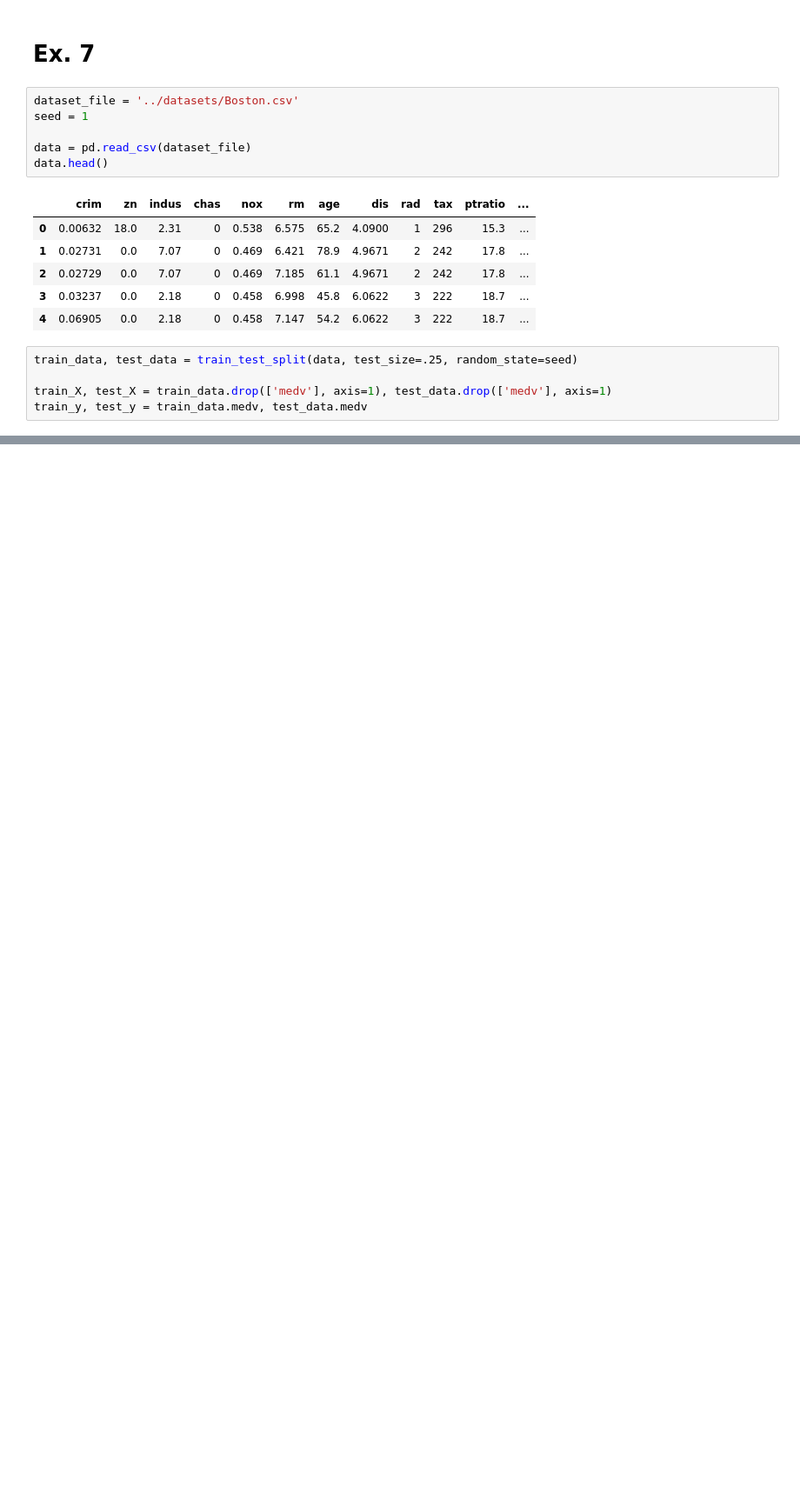
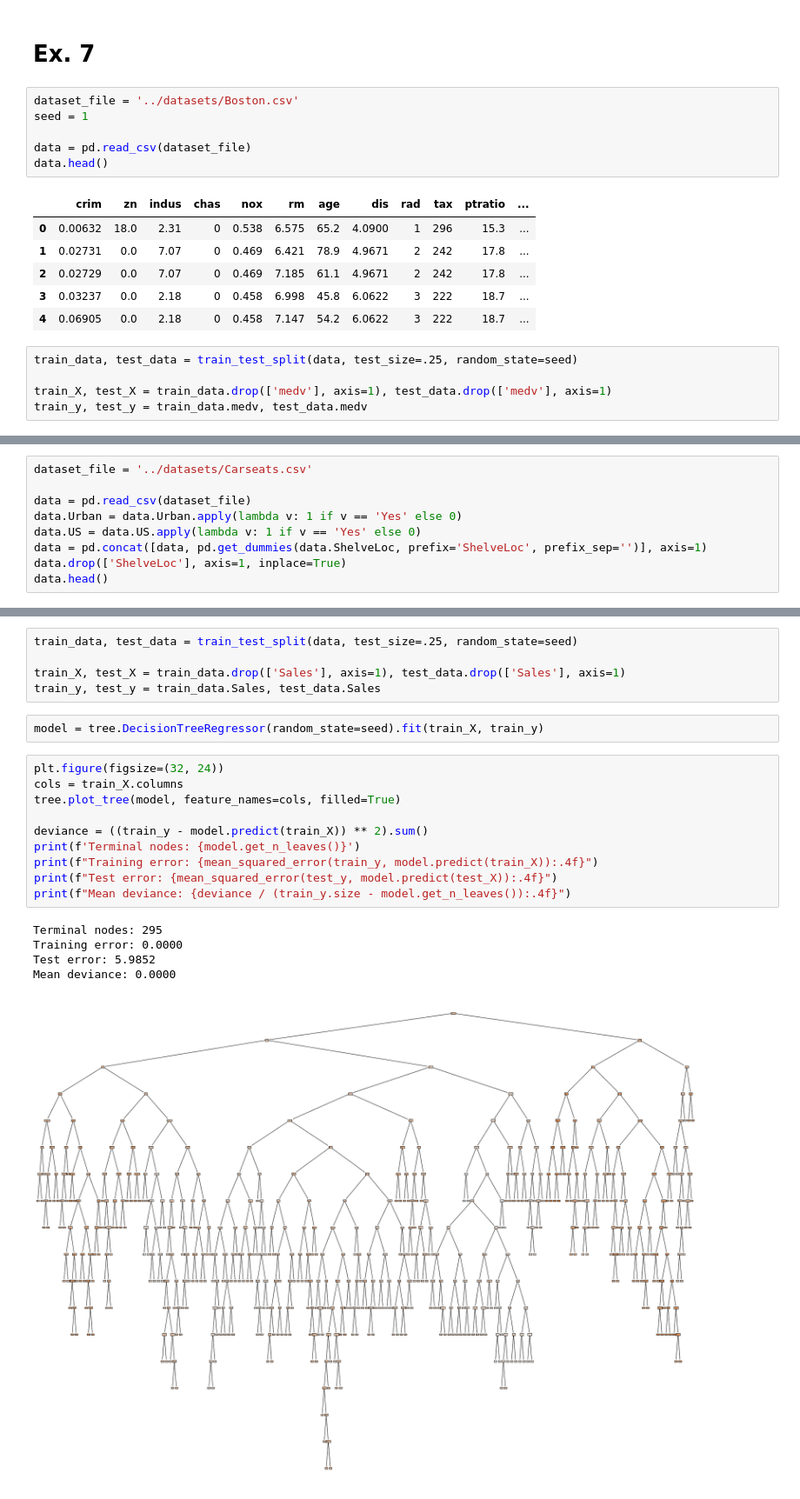
Before and after one commit to vivialprt/ISLR, a Jupyter notebook: Chapter8/Solution.ipynb, the cells around one changed output, grey strips where cells are left out. Shown at 87% size. Cells and saved outputs as stored; diff of their text form; blank space fills up the shorter version.

```diff
--- a/Chapter8/Solution.ipynb
+++ b/Chapter8/Solution.ipynb
@@ -65,0 +68,9 @@ NameError: name 'os' is not defined
+# %%
+dataset_file = '../datasets/Carseats.csv'
+
+data = pd.read_csv(dataset_file)
+data.Urban = data.Urban.apply(lambda v: 1 if v == 'Yes' else 0)
+data.US = data.US.apply(lambda v: 1 if v == 'Yes' else 0)
+data = pd.concat([data, pd.get_dummies(data.ShelveLoc, prefix='ShelveLoc', prefix_sep='')], axis=1)
+data.drop(['ShelveLoc'], axis=1, inplace=True)
+data.head()
@@ -65,0 +84,23 @@ NameError: name 'os' is not defined
+# %%
+train_data, test_data = train_test_split(data, test_size=.25, random_state=seed)
+
+train_X, test_X = train_data.drop(['Sales'], axis=1), test_data.drop(['Sales'], axis=1)
+train_y, test_y = train_data.Sales, test_data.Sales
+# %%
+model = tree.DecisionTreeRegressor(random_state=seed).fit(train_X, train_y)
+# %%
+plt.figure(figsize=(32, 24))
+cols = train_X.columns
+tree.plot_tree(model, feature_names=cols, filled=True)
+
+deviance = ((train_y - model.predict(train_X)) ** 2).sum()
+print(f'Terminal nodes: {model.get_n_leaves()}')
+print(f"Training error: {mean_squared_error(train_y, model.predict(train_X)):.4f}")
+print(f"Test error: {mean_squared_error(test_y, model.predict(test_X)):.4f}")
+print(f"Mean deviance: {deviance / (train_y.size - model.get_n_leaves()):.4f}")
+# %% [output]
+Terminal nodes: 295
+Training error: 0.0000
+Test error: 5.9852
+Mean deviance: 0.0000
+[figure, added]
```
Also changed, not shown: parts of 30 cells of this notebook.
